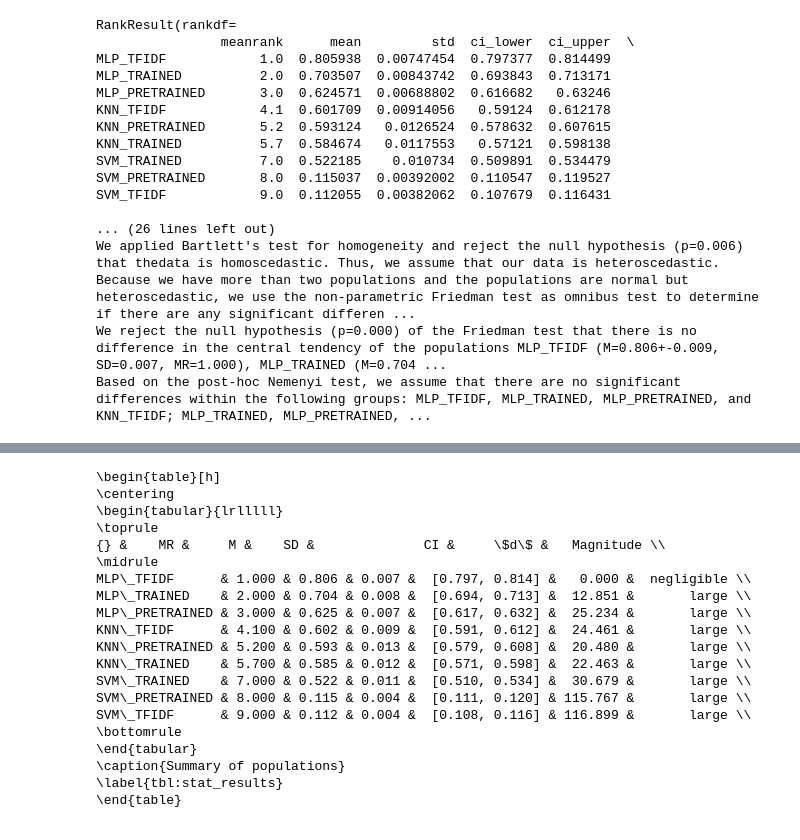
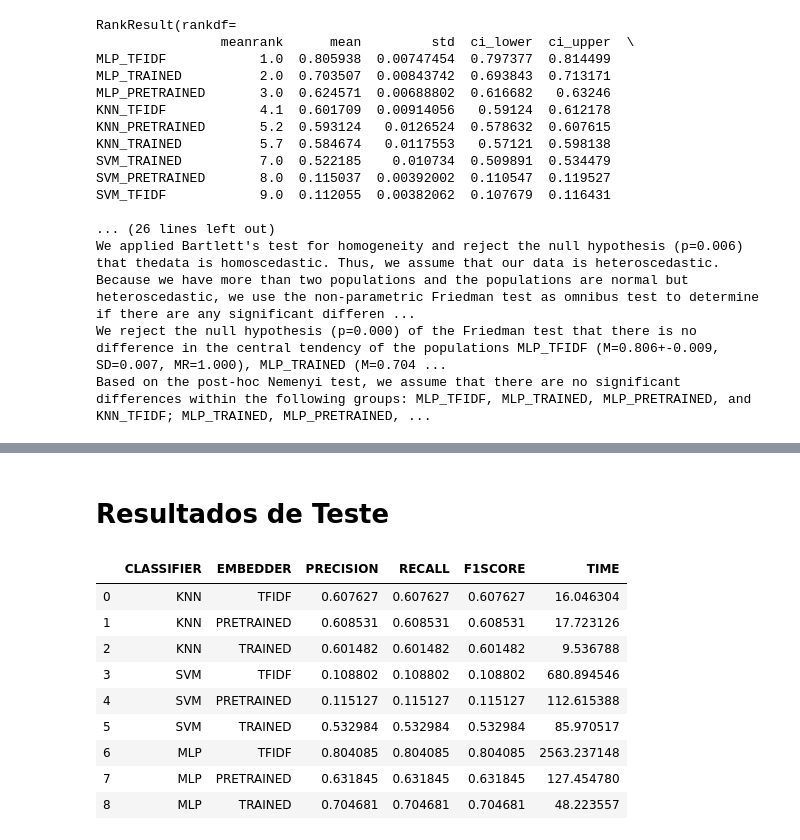
Before and after one commit to danieljunior/machine-leaning-2020.1, a Jupyter notebook: notebooks/Análise de Resultados.ipynb, the cells around one changed output, grey strips where cells are left out. Drawn from its saved outputs; the diff is of its cells as text; code cells hidden in the pictures.

```diff
--- a/notebooks/Análise de Resultados.ipynb
+++ b/notebooks/Análise de Resultados.ipynb
@@ -99,23 +99,0 @@ plt.show()
-# %%
-latex_table(result)
-# %% [output]
-\begin{table}[h]
-\centering
-\begin{tabular}{lrlllll}
-\toprule
-{} &    MR &     M &    SD &              CI &     \$d\$ &   Magnitude \\
-\midrule
-MLP\_TFIDF      & 1.000 & 0.806 & 0.007 &  [0.797, 0.814] &   0.000 &  negligible \\
-MLP\_TRAINED    & 2.000 & 0.704 & 0.008 &  [0.694, 0.713] &  12.851 &       large \\
-MLP\_PRETRAINED & 3.000 & 0.625 & 0.007 &  [0.617, 0.632] &  25.234 &       large \\
-KNN\_TFIDF      & 4.100 & 0.602 & 0.009 &  [0.591, 0.612] &  24.461 &       large \\
-KNN\_PRETRAINED & 5.200 & 0.593 & 0.013 &  [0.579, 0.608] &  20.480 &       large \\
-KNN\_TRAINED    & 5.700 & 0.585 & 0.012 &  [0.571, 0.598] &  22.463 &       large \\
-SVM\_TRAINED    & 7.000 & 0.522 & 0.011 &  [0.510, 0.534] &  30.679 &       large \\
-SVM\_PRETRAINED & 8.000 & 0.115 & 0.004 &  [0.111, 0.120] & 115.767 &       large \\
-SVM\_TFIDF      & 9.000 & 0.112 & 0.004 &  [0.108, 0.116] & 116.899 &       large \\
-\bottomrule
-\end{tabular}
-\caption{Summary of populations}
-\label{tbl:stat_results}
-\end{table}
@@ -121,0 +102,16 @@ SVM\_TFIDF      & 9.000 & 0.112 & 0.004 &  [0.108, 0.116] & 116.899 &       larg
+# %% [markdown]
+# Resultados de Teste
+# %%
+resultados_teste = pd.read_csv('../test_results.csv').drop(['Unnamed: 0'],axis=1)
+resultados_teste
+# %% [output]
+|  | CLASSIFIER | EMBEDDER | PRECISION | RECALL | F1SCORE | TIME |
+| 0 | KNN | TFIDF | 0.607627 | 0.607627 | 0.607627 | 16.046304 |
+| 1 | KNN | PRETRAINED | 0.608531 | 0.608531 | 0.608531 | 17.723126 |
+| 2 | KNN | TRAINED | 0.601482 | 0.601482 | 0.601482 | 9.536788 |
+| 3 | SVM | TFIDF | 0.108802 | 0.108802 | 0.108802 | 680.894546 |
+| 4 | SVM | PRETRAINED | 0.115127 | 0.115127 | 0.115127 | 112.615388 |
+| 5 | SVM | TRAINED | 0.532984 | 0.532984 | 0.532984 | 85.970517 |
+| 6 | MLP | TFIDF | 0.804085 | 0.804085 | 0.804085 | 2563.237148 |
+| 7 | MLP | PRETRAINED | 0.631845 | 0.631845 | 0.631845 | 127.454780 |
+| 8 | MLP | TRAINED | 0.704681 | 0.704681 | 0.704681 | 48.223557 |
```
Also changed, not shown: parts of 7 cells of this notebook, 8 other files.
